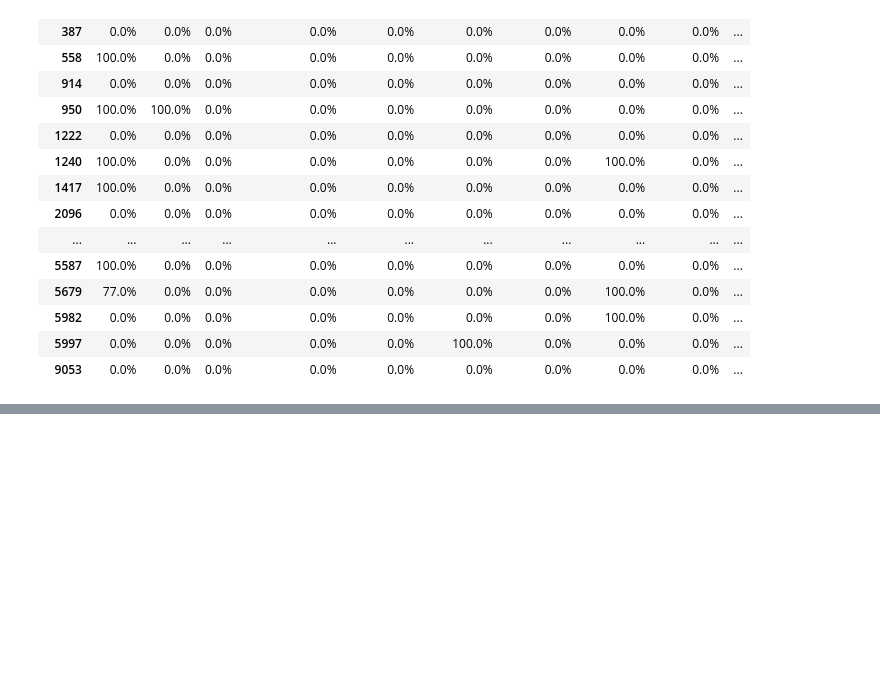
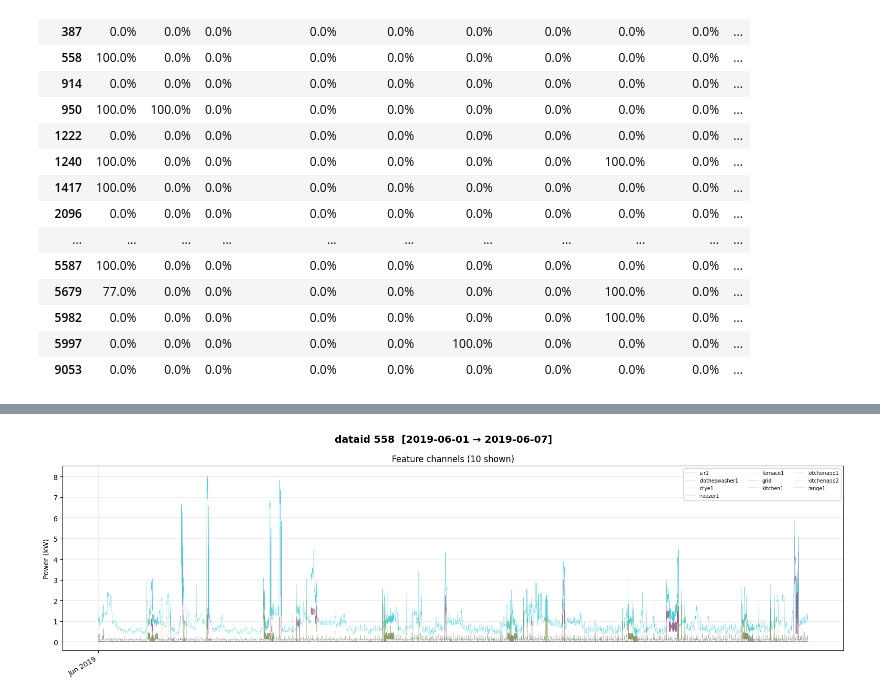
Before and after one commit to jackellishsieh/residential-power-forecasting, a Jupyter notebook: notebooks/jack/jack-pecan-eda.ipynb, the cells around one changed output, grey strips where cells are left out. Cells and saved outputs as stored; diff of their text form; code cells hidden in the pictures; blank space fills up the shorter version.

```diff
--- a/notebooks/jack/jack-pecan-eda.ipynb
+++ b/notebooks/jack/jack-pecan-eda.ipynb
@@ -29,0 +39,9 @@ Number of distinct dataids (homes): 25
+# %%
+# Read the applicable dataids
+location_dataids = {}
+for location in ["newyork", "austin", "california"]:
+    print(f"\tReading dataids from {location}...")
+    location_df = pd.read_csv(f"{HOME_PATH}/residential-power-forecasting/data/1minute_data_{location}/1minute_data_{location}.csv")
+    location_dataids[location] = location_df["dataid"].unique()
+    del location_df
+print(f"dataids by location: {location_dataids}")
@@ -117,0 +360,16 @@ Name: leg1v, Length: 6624000, dtype: float64
+# %%
+# Full date range, features only (default)
+# plot_home(new_york_df, dataid=558)
+
+plot_home(
+    new_york_df,
+    dataid=558, # no solar
+    timespan=('2019-06-01', '2019-06-07'),
+    show_voltage=False,
+    show_features=True,
+)
+
+# Specific channels only
+# plot_home(new_york_df, dataid=27, channels=['solar', 'grid', 'waterheater1'])
+# %% [output]
+[figure, added]
```
Also changed, not shown: parts of 15 cells of this notebook, 2 other files.
